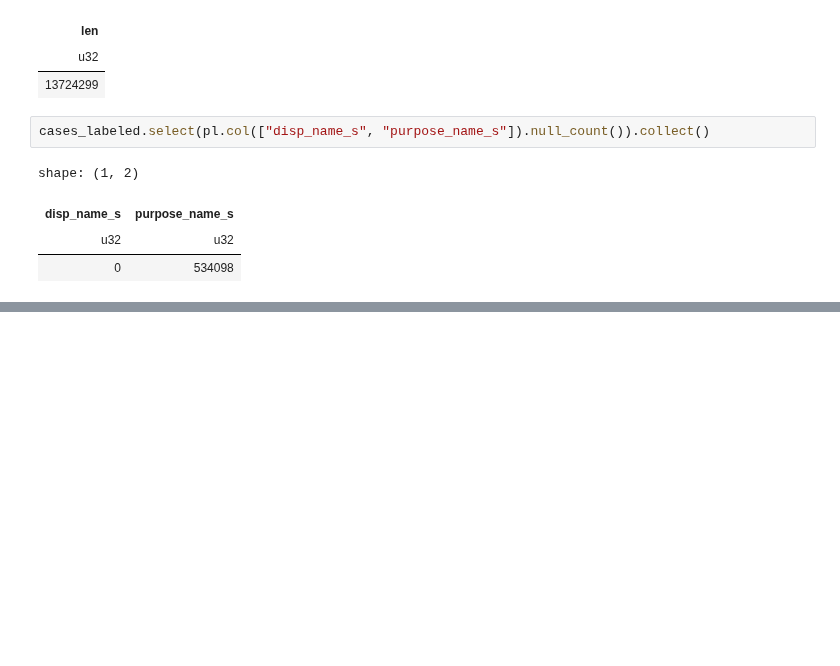
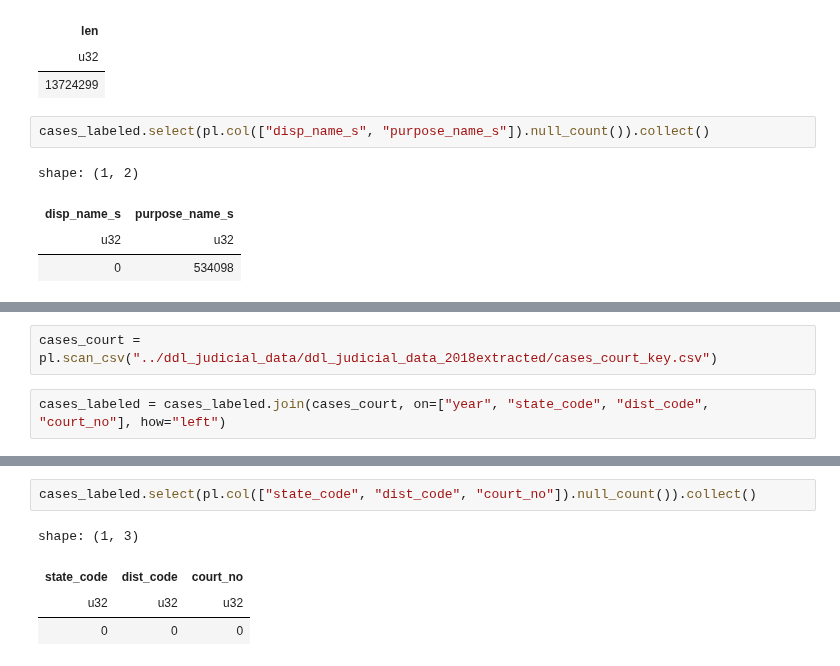
Before and after one commit to WalkerSimpson1/R_and_Python_corrupting_relinking, a Jupyter notebook: notebooks/nb1_exploring.ipynb, the cells around one changed output, grey strips where cells are left out. Saved outputs shown, nothing was run; the diff lists cells and outputs as text; blank space fills up the shorter version.

Commit message:
joined state code, district code, and court no.

```diff
--- a/notebooks/nb1_exploring.ipynb
+++ b/notebooks/nb1_exploring.ipynb
@@ -202,0 +233,4 @@ shape: (1, 2)
+# %%
+cases_court = pl.scan_csv("../ddl_judicial_data/ddl_judicial_data_2018extracted/cases_court_key.csv")
+# %%
+cases_labeled = cases_labeled.join(cases_court, on=["year", "state_code", "dist_code", "court_no"], how="left")
@@ -202,0 +244,7 @@ shape: (1, 2)
+# %%
+cases_labeled.select(pl.col(["state_code", "dist_code", "court_no"]).null_count()).collect()
+# %% [output]
+shape: (1, 3)
+| state_code | dist_code | court_no |
+| u32 | u32 | u32 |
+| 0 | 0 | 0 |
```
Also changed, not shown: parts of 6 cells of this notebook.
